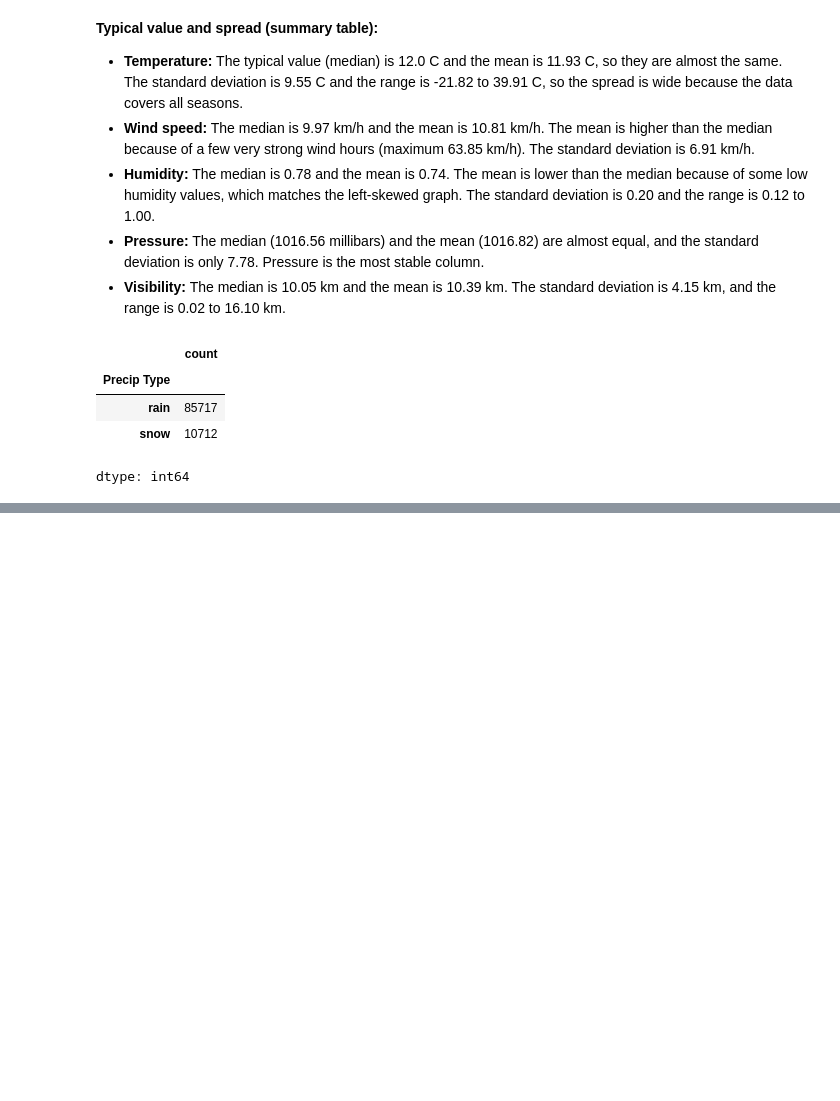
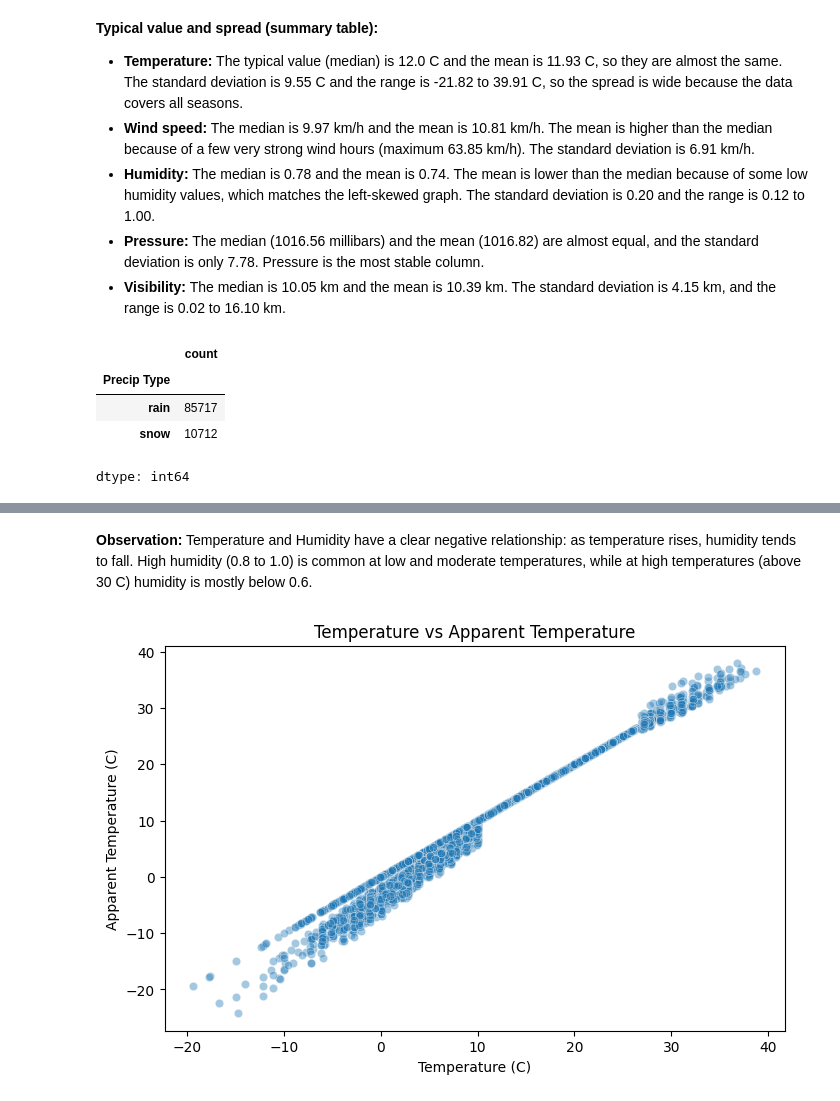
Before and after one commit to syeda-bisma05/weather-data-analysis, a Jupyter notebook: weather_analysis.ipynb, the cells around one changed output, grey strips where cells are left out. Cells and saved outputs as stored; diff of their text form; code cells hidden in the pictures; blank space fills up the shorter version.

```diff
--- a/weather_analysis.ipynb
+++ b/weather_analysis.ipynb
@@ -448,0 +467,9 @@ dtype: int64
+# %% [markdown]
+**Observation:** Temperature and Humidity have a clear negative relationship: as temperature rises, humidity tends to fall. High humidity (0.8 to 1.0) is common at low and moderate temperatures, while at high temperatures (above 30 C) humidity is mostly below 0.6.
+# %%
+plt.figure(figsize=(8, 5))
+sns.scatterplot(data=df.sample(5000, random_state=42), x='Temperature (C)', y='Apparent Temperature (C)', alpha=0.4)
+plt.title('Temperature vs Apparent Temperature')
+plt.show()
+# %% [output]
+[figure, added]
```
Also changed, not shown: parts of 9 cells of this notebook.
